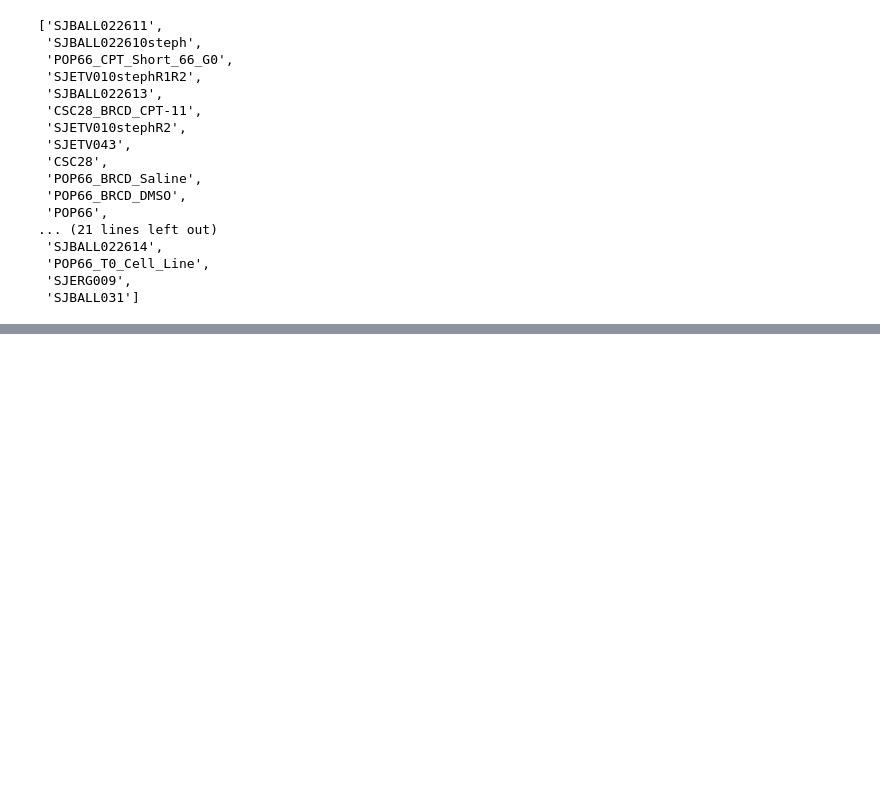
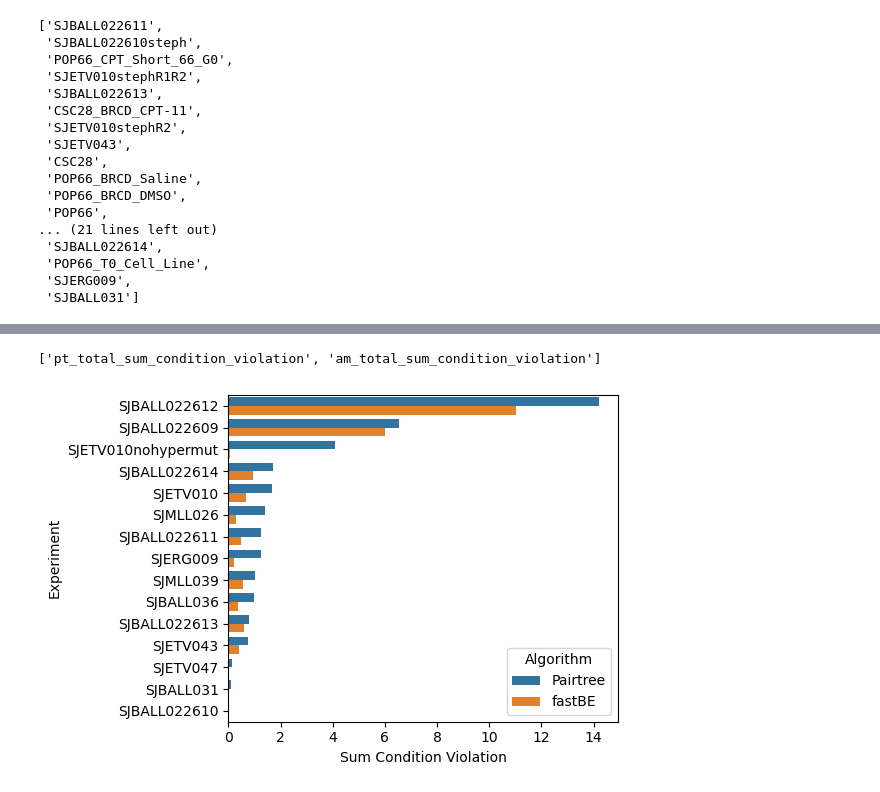
Before and after one commit to raphael-group/fastBE, a Jupyter notebook: notebooks/ball_realdata.ipynb, the cells around one changed output, grey strips where cells are left out. Drawn from its saved outputs; the diff is of its cells as text; code cells hidden in the pictures; blank space fills up the shorter version.

```diff
--- a/notebooks/ball_realdata.ipynb
+++ b/notebooks/ball_realdata.ipynb
@@ -172,0 +229,18 @@ fig.savefig("../results/figures/real_data_normalized_l1_error.pdf")
+# %%
+sum_cond_df = sparsity_df[['experiment','am_total_sum_condition_violation','pt_total_sum_condition_violation']].melt(id_vars='experiment')
+sum_cond_mask = sum_cond_df['experiment'].str.contains('POP66') | sum_cond_df['experiment'].str.contains('CSC28')
+
+fig, ax = plt.subplots(figsize=(6,4))
+sns.barplot(data=sum_cond_df[~sum_cond_mask].sort_values(by='value', ascending=False), y='experiment',x='value', hue='variable', ax=ax)
+ax.set_ylabel('Experiment')
+ax.set_xlabel('Sum Condition Violation')
+
+handles, labels = ax.get_legend_handles_labels()
+print(labels)
+ax.legend(title='Algorithm', loc='lower right', handles=handles, labels=['Pairtree', 'fastBE'])
+
+fig.tight_layout()
+fig.savefig("../results/figures/real_data_ball_sum_cond_violation.pdf")
+# %% [output]
+['pt_total_sum_condition_violation', 'am_total_sum_condition_violation']
+[figure, added]
```
Also changed, not shown: parts of 13 cells of this notebook, 18 other files.
